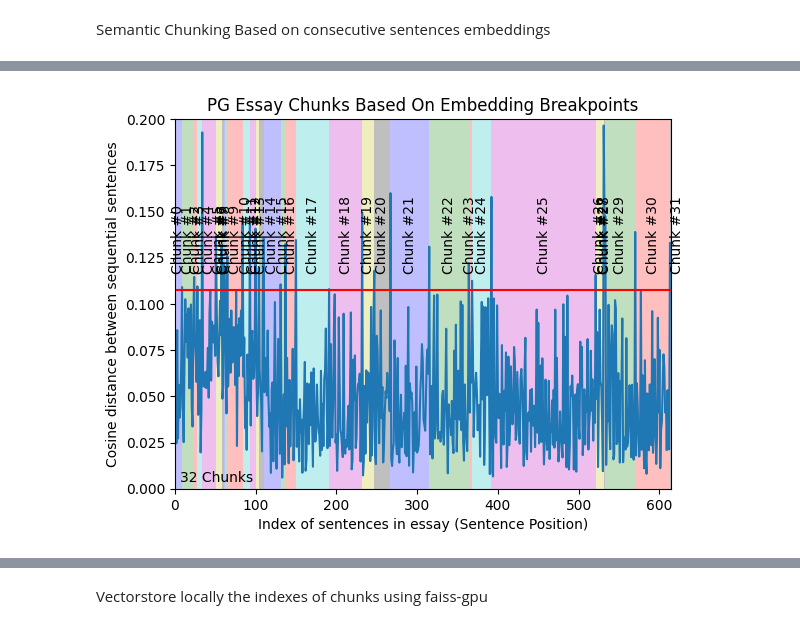
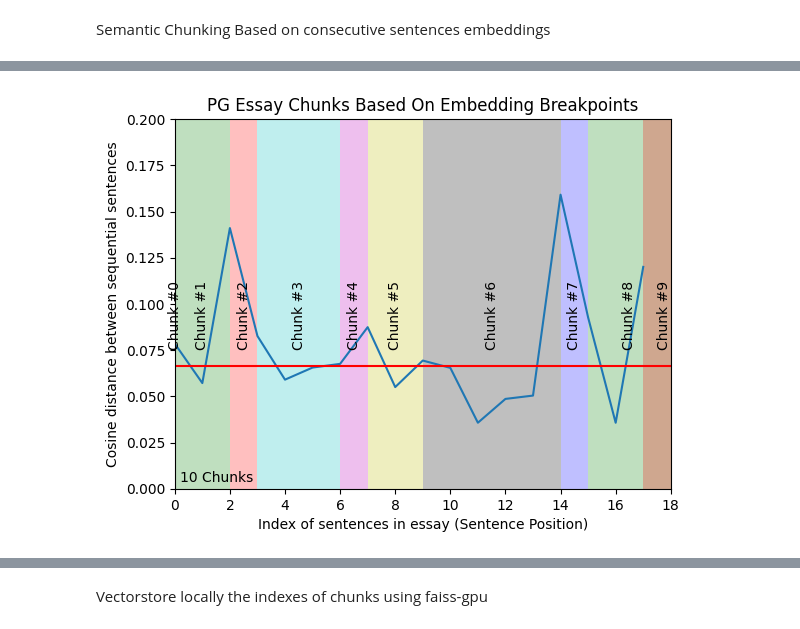
Before and after one commit to DanielZerihunGeda/Contract-Advisor-RAG-Towards-Building-A-High-Precision-Legal-Expert-LLM-APP, a Jupyter notebook: organized_notebook.ipynb, the cells around one changed output, grey strips where cells are left out. Drawn from its saved outputs; the diff is of its cells as text; code cells hidden in the pictures.

```diff
--- a/organized_notebook.ipynb
+++ b/organized_notebook.ipynb
@@ -3,7 +3,7 @@ SEMANTIC CHUNKING STEP BY STEP
 # %%
 import docx
 # Load the Word document
-doc = docx.Document("data/Raptor Contract.docx")
+doc = docx.Document("data/Robinson Advisory.docx")
 essay = ""
 for paragraph in doc.paragraphs:
     essay += paragraph.text + "\n"
@@ -132,0 +113,32 @@ NameError: name 'combine_sentences' is not defined
+# %%
+def combine_sentences(sentences, buffer_size=2):
+    # Go through each sentence dict
+    for i in range(len(sentences)):
+
+        # Create a string that will hold the sentences which are joined
+        combined_sentence = ''
+
+        # Add sentences before the current one, based on the buffer size.
+        for j in range(i - buffer_size, i):
+            # Check if the index j is not negative (to avoid index out of range like on the first one)
+            if j >= 0:
+                # Add the sentence at index j to the combined_sentence string
+                combined_sentence += sentences[j]['sentence'] + ' '
+
+        # Add the current sentence
+        combined_sentence += sentences[i]['sentence']
+
+        # Add sentences after the current one, based on the buffer size
+        for j in range(i + 1, i + 1 + buffer_size):
+            # Check if the index j is within the range of the sentences list
+            if j < len(sentences):
+                # Add the sentence at index j to the combined_sentence string
+                combined_sentence += ' ' + sentences[j]['sentence']
+
+        # Then add the whole thing to your dict
+        # Store the combined sentence in the current sentence dict
+        sentences[i]['combined_sentence'] = combined_sentence
+
+    return sentences
+
+sentences = combine_sentences(sentences)
@@ -133,3 +165,6 @@ NameError: name 'combine_sentences' is not defined
+# %%
+from langchain_community.embeddings.spacy_embeddings import SpacyEmbeddings
+embeddings = SpacyEmbeddings(model_name="en_core_web_sm")
 # %%
 from langchain_openai.embeddings import OpenAIEmbeddings
 from dotenv import load_dotenv
@@ -139,2 +174,2 @@ oaiembeds = OpenAIEmbeddings()
 # %%
-embeddings = oaiembeds.embed_documents([x['combined_sentence'] for x in sentences])
+embeddings = embeddings.embed_documents([x['combined_sentence'] for x in sentences])
@@ -188,7 +225,7 @@ plt.xlim(0, len(distances))
 
 # We need to get the distance threshold that we'll consider an outlier
 # We'll use numpy .percentile() for this
-breakpoint_percentile_threshold = 95
+breakpoint_percentile_threshold = 50
 breakpoint_distance_threshold = np.percentile(distances, breakpoint_percentile_threshold) # If you want more chunks, lower the percentile cutoff
 plt.axhline(y=breakpoint_distance_threshold, color='r', linestyle='-');
 
@@ -199,34 +236,34 @@ plt.text(x=(len(distances)*.01), y=y_upper_bound/50, s=f"{num_distances_above_th
 # Then we'll get the index of the distances that are above the threshold. This will tell us where we should split our text
 indices_above_thresh = [i for i, x in enumerate(distances) if x > breakpoint_distance_threshold] # The indices of those breakpoints on your list
 
 # Start of the shading and text
 colors = ['b', 'g', 'r', 'c', 'm', 'y', 'k']
 for i, breakpoint_index in enumerate(indices_above_thresh):
     start_index = 0 if i == 0 else indices_above_thresh[i - 1]
     end_index = breakpoint_index if i < len(indices_above_thresh) - 1 else len(distances)
 
     plt.axvspan(start_index, end_index, facecolor=colors[i % len(colors)], alpha=0.25)
     plt.text(x=np.average([start_index, end_index]),
              y=breakpoint_distance_threshold + (y_upper_bound)/ 20,
              s=f"Chunk #{i}", horizontalalignment='center',
              rotation='vertical')
 
 # # Additional step to shade from the last breakpoint to the end of the dataset
 if indices_above_thresh:
     last_breakpoint = indices_above_thresh[-1]
     if last_breakpoint < len(distances):
         plt.axvspan(last_breakpoint, len(distances), facecolor=colors[len(indices_above_thresh) % len(colors)], alpha=0.25)
         plt.text(x=np.average([last_breakpoint, len(distances)]),
                  y=breakpoint_distance_threshold + (y_upper_bound)/ 20,
                  s=f"Chunk #{i+1}",
                  rotation='vertical')
 
 plt.title("PG Essay Chunks Based On Embedding Breakpoints")
 plt.xlabel("Index of sentences in essay (Sentence Position)")
 plt.ylabel("Cosine distance between sequential sentences")
 plt.show()
 # %% [output]
-[figure, old version]
+[figure, new version]
 # %%
 # Initialize the start index
 start_index = 0
```
Also changed, not shown: parts of 11 cells of this notebook, 52 other files.
